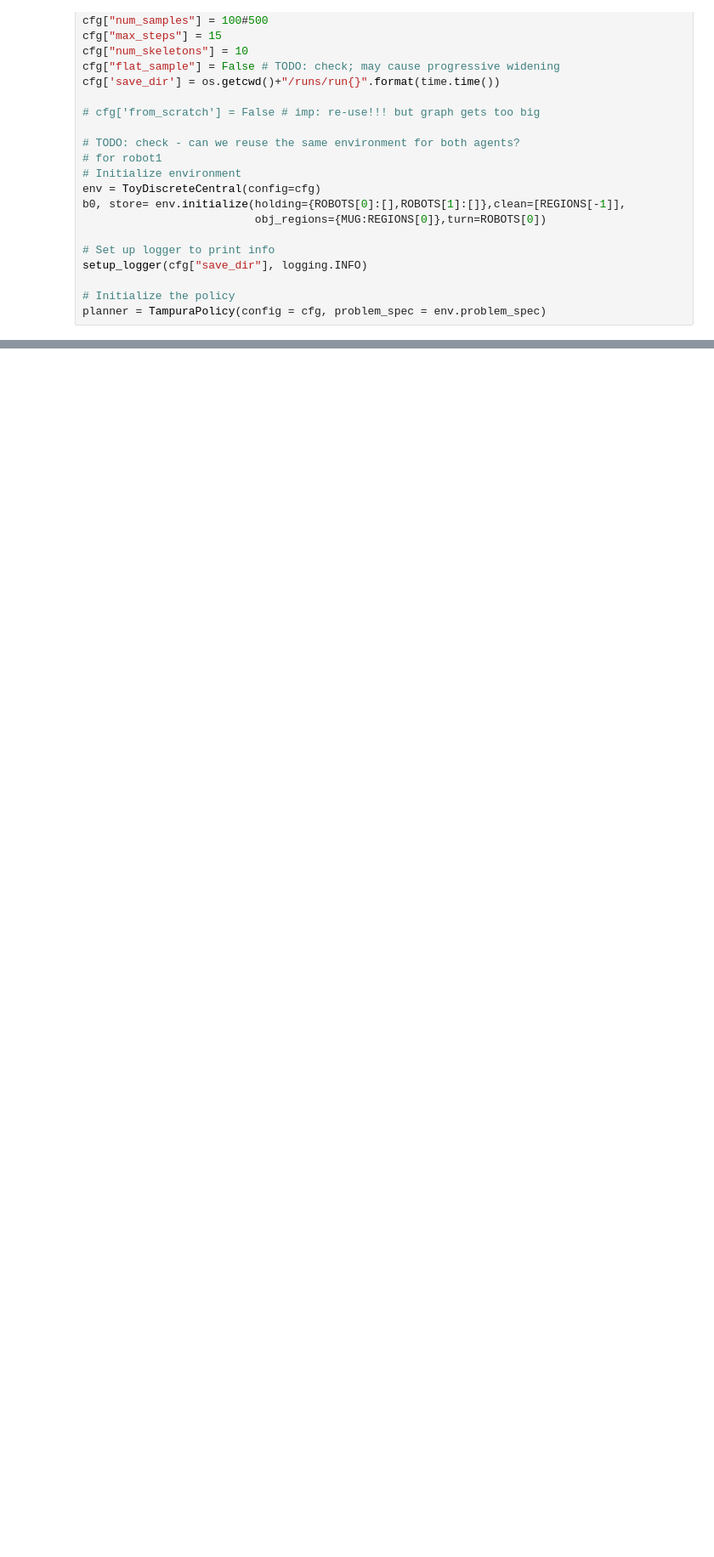
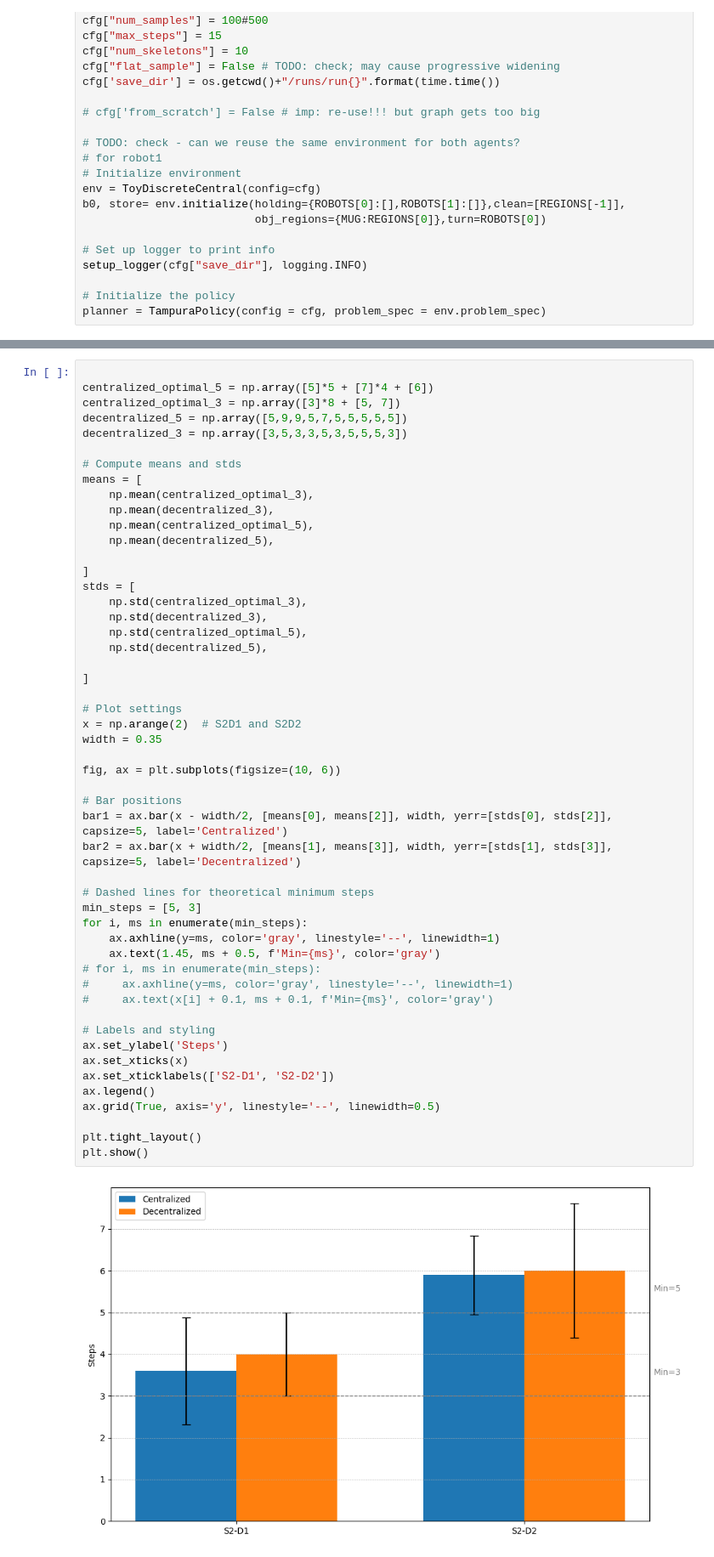
Before and after one commit to akansha2001/tamp_multi_agent, a Jupyter notebook: notebooks/clean_baseline.ipynb, the cells around one changed output, grey strips where cells are left out. Shown at 85% size. Drawn from its saved outputs; the diff is of its cells as text; blank space fills up the shorter version.

```diff
--- a/notebooks/clean_baseline.ipynb
+++ b/notebooks/clean_baseline.ipynb
@@ -346,0 +736,53 @@ goal achieved
+# %%
+
+centralized_optimal_5 = np.array([5]*5 + [7]*4 + [6])
+centralized_optimal_3 = np.array([3]*8 + [5, 7])
+decentralized_5 = np.array([5,9,9,5,7,5,5,5,5,5])
+decentralized_3 = np.array([3,5,3,3,5,3,5,5,5,3])
+
+# Compute means and stds
+means = [
+    np.mean(centralized_optimal_3),
+    np.mean(decentralized_3),
+    np.mean(centralized_optimal_5),
+    np.mean(decentralized_5),
+
+]
+stds = [
+    np.std(centralized_optimal_3),
+    np.std(decentralized_3),
+    np.std(centralized_optimal_5),
+    np.std(decentralized_5),
+
+]
+
+# Plot settings
+x = np.arange(2)  # S2D1 and S2D2
+width = 0.35
+
+fig, ax = plt.subplots(figsize=(10, 6))
+
+# Bar positions
+bar1 = ax.bar(x - width/2, [means[0], means[2]], width, yerr=[stds[0], stds[2]], capsize=5, label='Centralized')
+bar2 = ax.bar(x + width/2, [means[1], means[3]], width, yerr=[stds[1], stds[3]], capsize=5, label='Decentralized')
+
+# Dashed lines for theoretical minimum steps
+min_steps = [5, 3]
+for i, ms in enumerate(min_steps):
+    ax.axhline(y=ms, color='gray', linestyle='--', linewidth=1)
+    ax.text(1.45, ms + 0.5, f'Min={ms}', color='gray')
+# for i, ms in enumerate(min_steps):
+#     ax.axhline(y=ms, color='gray', linestyle='--', linewidth=1)
+#     ax.text(x[i] + 0.1, ms + 0.1, f'Min={ms}', color='gray')
+
+# Labels and styling
+ax.set_ylabel('Steps')
+ax.set_xticks(x)
+ax.set_xticklabels(['S2-D1', 'S2-D2'])
+ax.legend()
+ax.grid(True, axis='y', linestyle='--', linewidth=0.5)
+
+plt.tight_layout()
+plt.show()
+# %% [output]
+[figure, added]
```
Also changed, not shown: parts of 9 cells of this notebook, 1 other file.
